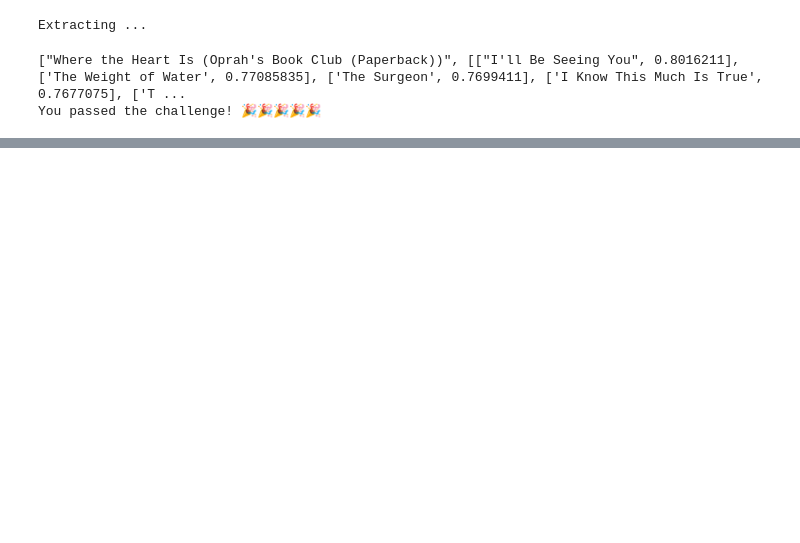
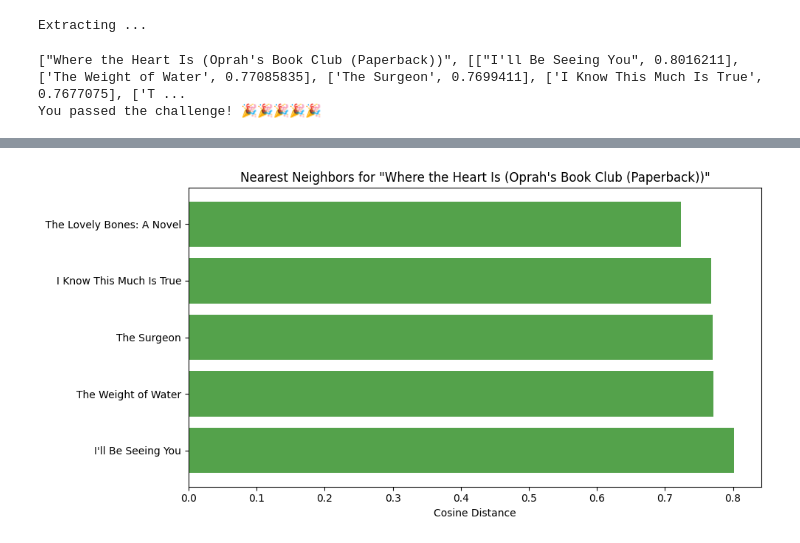
Before and after one commit to TheUnknown550/Book-Recommendation-Engine-using-KNN, a Jupyter notebook: fcc_book_recommendation_knn.ipynb, the cells around one changed output, grey strips where cells are left out. Cells and saved outputs as stored; diff of their text form; code cells hidden in the pictures; blank space fills up the shorter version.

```diff
--- a/fcc_book_recommendation_knn.ipynb
+++ b/fcc_book_recommendation_knn.ipynb
@@ -131,0 +174,19 @@ You passed the challenge! 🎉🎉🎉🎉🎉
+# %%
+# Visualization: Nearest-neighbor distances for the example book
+example_book = "Where the Heart Is (Oprah's Book Club (Paperback))"
+if example_book in title_to_index:
+    idx = title_to_index[example_book]
+    distances, indices = model.kneighbors(ratings_matrix[idx].reshape(1, -1), n_neighbors=6)
+    neighbor_isbns = [index_to_title[i] for i in indices[0][1:]]
+    neighbor_titles = [df_books[df_books['isbn'] == isbn]['title'].values[0] for isbn in neighbor_isbns]
+    neighbor_dists = distances[0][1:]
+    plt.figure(figsize=(10, 5))
+    plt.barh(neighbor_titles[::-1], neighbor_dists[::-1], color='#54A24B')
+    plt.xlabel('Cosine Distance')
+    plt.title(f'Nearest Neighbors for "{example_book}"')
+    plt.tight_layout()
+    plt.show()
+else:
+    print('Example book not found in index.')
+# %% [output]
+[figure, added]
```
Also changed, not shown: parts of 3 cells of this notebook.
